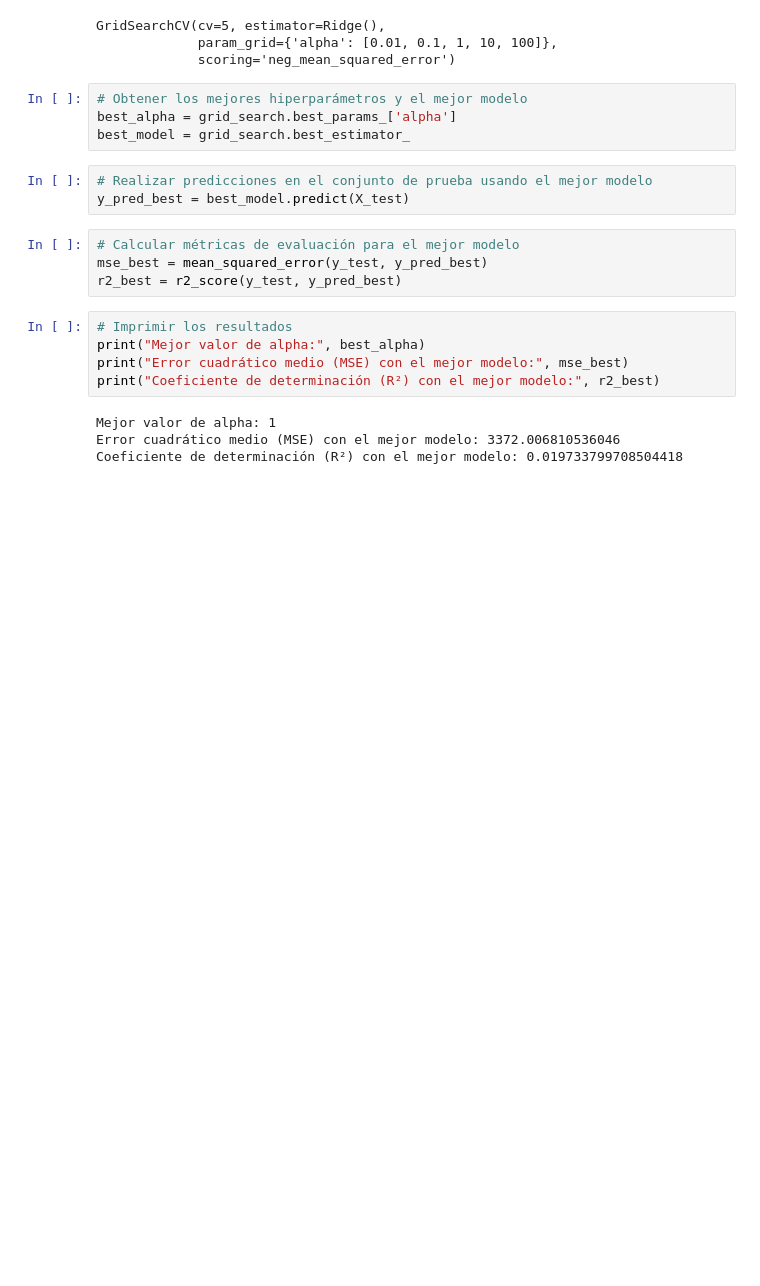
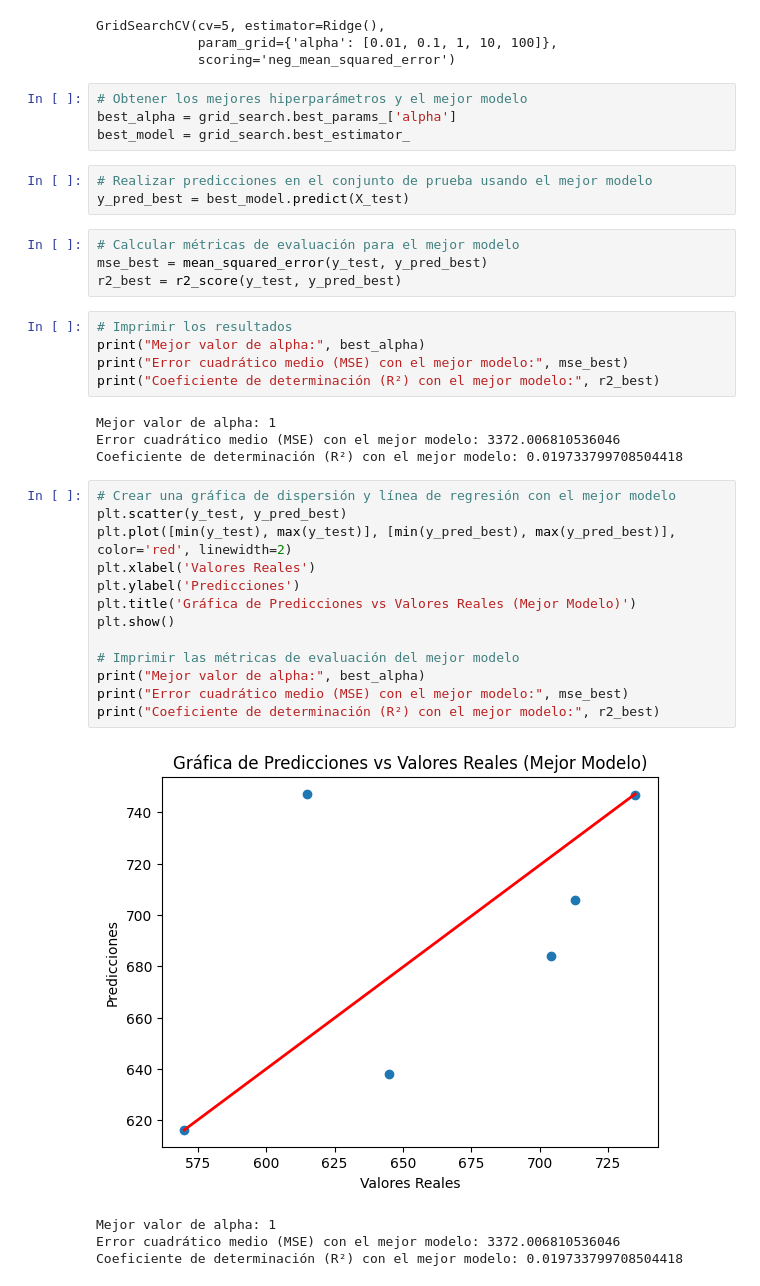
Before and after one commit to DiegoUlisesMM/Eva2BD, a Jupyter notebook: SA1.ipynb, the cells around one changed output. Drawn from its saved outputs; the diff is of its cells as text; blank space fills up the shorter version.

```diff
--- a/SA1.ipynb
+++ b/SA1.ipynb
@@ -109,3 +109,21 @@ print("Coeficiente de determinación (R²) con el mejor modelo:", r2_best)
 Mejor valor de alpha: 1
 Error cuadrático medio (MSE) con el mejor modelo: 3372.006810536046
 Coeficiente de determinación (R²) con el mejor modelo: 0.019733799708504418
+# %%
+# Crear una gráfica de dispersión y línea de regresión con el mejor modelo
+plt.scatter(y_test, y_pred_best)
+plt.plot([min(y_test), max(y_test)], [min(y_pred_best), max(y_pred_best)], color='red', linewidth=2)
+plt.xlabel('Valores Reales')
+plt.ylabel('Predicciones')
+plt.title('Gráfica de Predicciones vs Valores Reales (Mejor Modelo)')
+plt.show()
+
+# Imprimir las métricas de evaluación del mejor modelo
+print("Mejor valor de alpha:", best_alpha)
+print("Error cuadrático medio (MSE) con el mejor modelo:", mse_best)
+print("Coeficiente de determinación (R²) con el mejor modelo:", r2_best)
+# %% [output]
+[figure, added]
+Mejor valor de alpha: 1
+Error cuadrático medio (MSE) con el mejor modelo: 3372.006810536046
+Coeficiente de determinación (R²) con el mejor modelo: 0.019733799708504418
```
Also changed, not shown: 4 other files.
